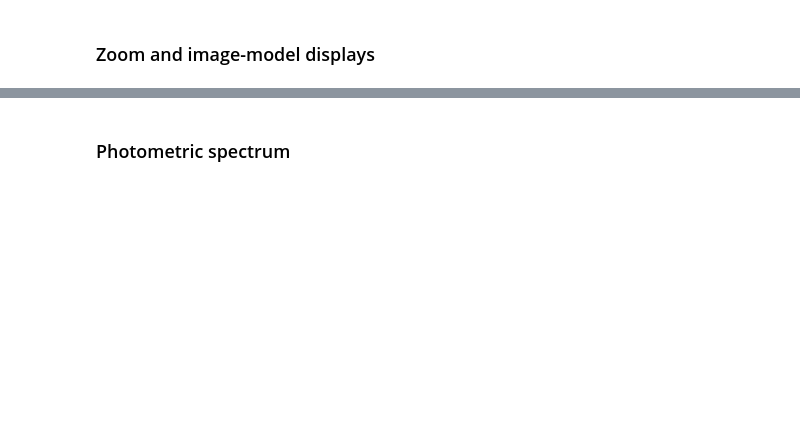
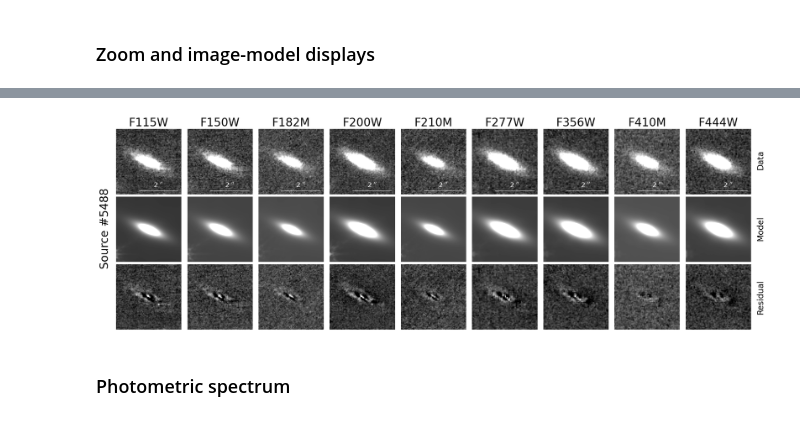
Before and after one commit to AstroAure/DJA-SEpp, a Jupyter notebook: 05_Analysis.ipynb, the cells around one changed output, grey strips where cells are left out. Cells and saved outputs as stored; diff of their text form; code cells hidden in the pictures; blank space fills up the shorter version.

```diff
--- a/05_Analysis.ipynb
+++ b/05_Analysis.ipynb
@@ -13,5 +14,5 @@ import astropy.units as u
 # %%
-field = 'GDS'
+field = 'CEERS'
 filter = 'f200w'
 hdu       = fits.open(glob.glob(f"/home/aurelien/DAWN/DJA_SE++/image/{field}/cutout/*{filter}*sci*.fits")[0], memmap=True)[0]
 model_hdu = fits.open(glob.glob(f"/home/aurelien/DAWN/DJA_SE++/sepp/{field}/checkimages/model*{filter}*.fits")[0], memmap=True)[0]
@@ -121,3 +124,12 @@ plt.show()
+# %%
+# filter_list = ['f090w', 'f115w', 'f150w', 'f182m', 'f200w', 'f210m', 'f277w', 'f335m', 'f356w', 'f410m', 'f444w']
+# filter_list = ['f090w', 'f115w', 'f150w', 'f182m', 'f200w', 'f210m', 'f277w', 'f335m', 'f356w', 'f410m', 'f444w']
+filter_list = [key.split("_")[-1].lower() for key in cat.keys() if (('MAG' in key) and ('err' not in key))]
+
+id = 5488
+show_source(id, cat, field)
+# %% [output]
+[figure, added]
 # %% [markdown]
 ### Photometric spectrum
 # %%
```
Also changed, not shown: parts of 10 cells of this notebook, 3 other files.
